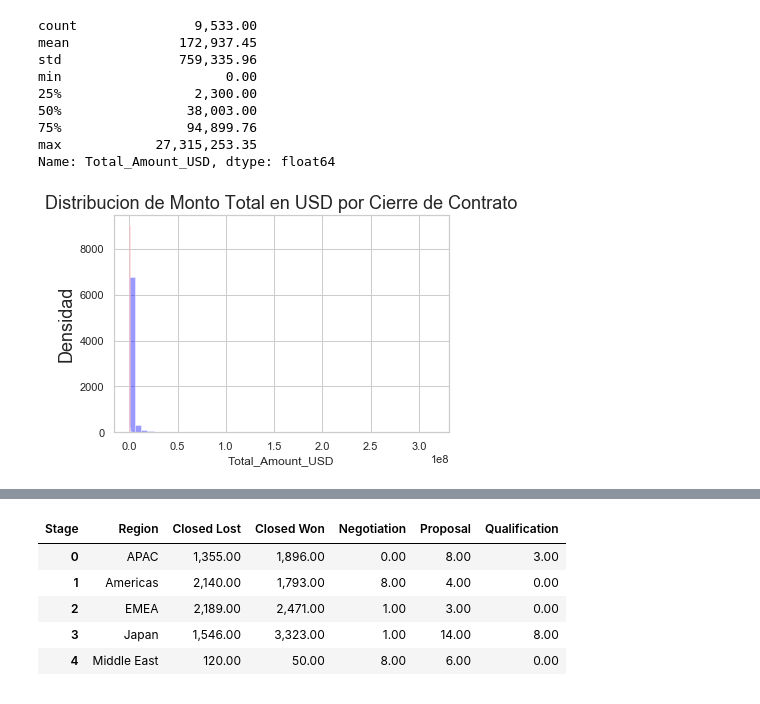
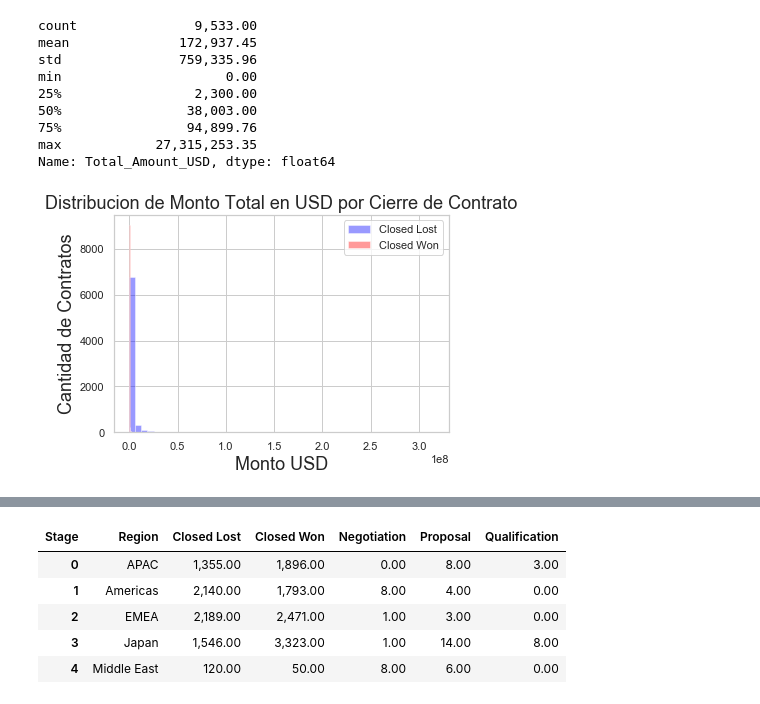
Before and after one commit to CeciliaRoldan/Pycantes, a Jupyter notebook: notebooks/analisis_de_montos_y_regiones.ipynb, the cells around one changed output, grey strips where cells are left out. Saved outputs shown, nothing was run; the diff lists cells and outputs as text; code cells hidden in the pictures.

```diff
--- a/notebooks/analisis_de_montos_y_regiones.ipynb
+++ b/notebooks/analisis_de_montos_y_regiones.ipynb
@@ -27,7 +27,8 @@ pd.options.display.float_format = '{:20,.2f}'.format # suprimimos la notacion ci
 import warnings
 warnings.filterwarnings('ignore')
 # %%
-data = pd.read_csv('Entrenamieto_ECI_2020.csv')
+data_folder  = "../data/"
+data = pd.read_csv(data_folder + "Entrenamieto_ECI_2020.csv")
 data.head()
 # %% [output]
 |  | ID | Region | Territory | Pricing, Delivery_Terms_Quote_Appr | Pricing, Delivery_Terms_Approved | Bureaucratic_Code_0_Approval | ... |
@@ -178,8 +179,10 @@ Name: Total_Amount_USD, dtype: float64
 # %%
 g = sns.distplot(data[data['Stage'] == "Closed Lost"]['Total_Amount_USD'], color="blue", label='Closed Lost', kde=False)
 g = sns.distplot(data[data['Stage'] == "Closed Won"]['Total_Amount_USD'], color="red", label='Closed Won', kde=False)
 g.set_title("Distribucion de Monto Total en USD por Cierre de Contrato", fontsize=18)
-g.set_ylabel("Densidad", fontsize=18)
-plt.rcParams['figure.figsize']=(10,10)
+g.set_ylabel("Cantidad de Contratos", fontsize=18)
+g.set_xlabel("Monto USD", fontsize=18)
+plt.legend(loc=1)
+plt.rcParams['figure.figsize']=(15,10)
 # %% [output]
-[figure, old version]
+[figure, new version]
```
Also changed, not shown: parts of 32 cells of this notebook, 1 other file.
